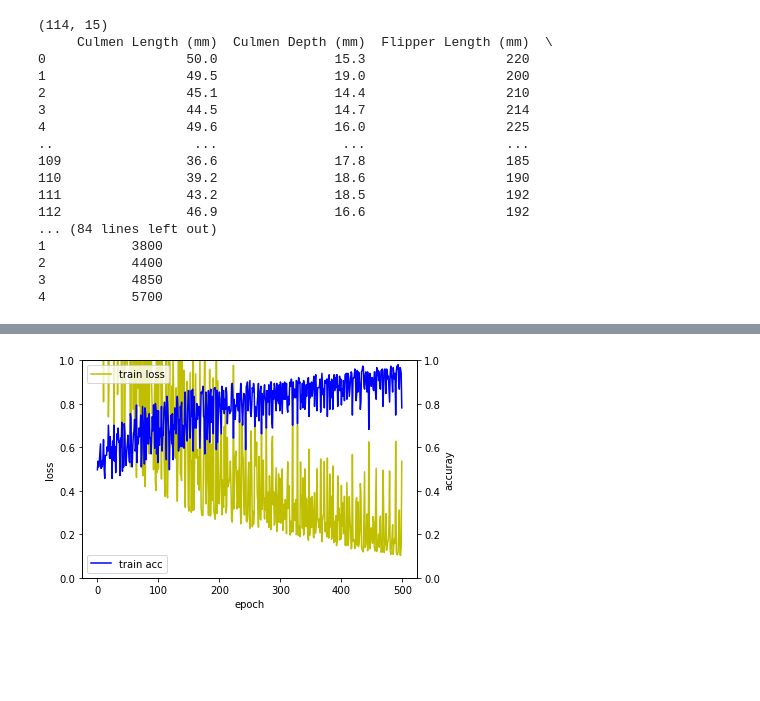
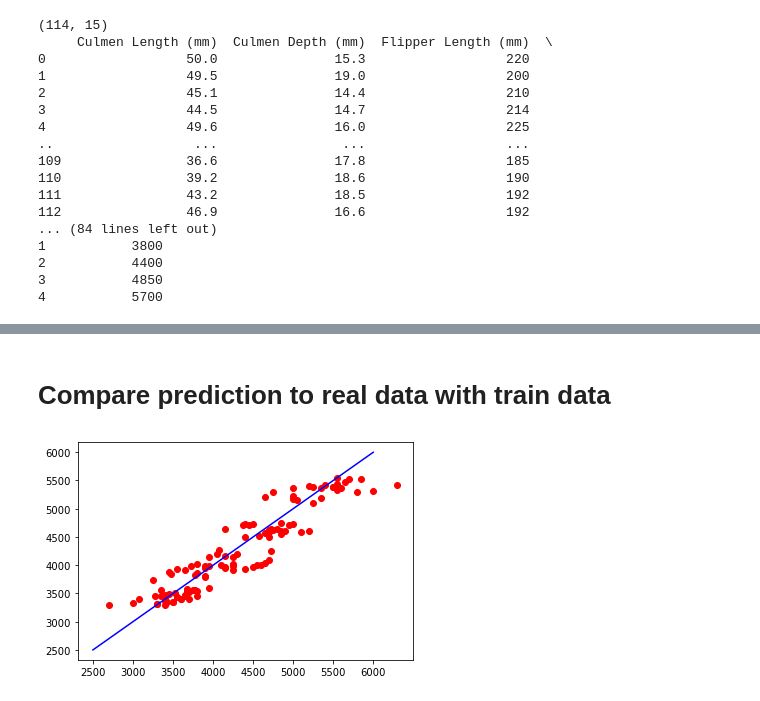
Before and after one commit to E-EE-E/MachineLearning-Study, a Jupyter notebook: Penguin_Weight/E_EE_E/main.ipynb, the cells around one changed output, grey strips where cells are left out. Cells and saved outputs as stored; diff of their text form; code cells hidden in the pictures; blank space fills up the shorter version.

```diff
--- a/Penguin_Weight/E_EE_E/main.ipynb
+++ b/Penguin_Weight/E_EE_E/main.ipynb
@@ -108,17 +108,16 @@ test data check
 def processing_missing_data(data, missing_col):
     temp = data.copy()
     for col, dtype in missing_col:
-        temp[temp['col'].isna()][col] = 'MALE'
-
-
-    for col, dtype in missing_col:
-        if dtype == 'O':
-            # 카테고리형 feature가 결측치인 경우 해당 행들을 삭제해 주었습니다.
-            temp = temp.dropna(subset=[col])
+        print(col)
+        print(temp[temp[col].isna()][col])
+        # Sex 결측치에 'MALE' 삽입
+        if col=='Sex':
+            temp.loc[:,col] = temp[col].fillna('MALE')
+        # Delta 15 N (o/oo), Delta 13 C (o/oo) 결측치에 평균값 삽입
         elif dtype == int or dtype == float:
-            # 수치형 feature가 결측치인 경우 평균값을 채워주었습니다.
             temp.loc[:,col] = temp[col].fillna(temp[col].mean())
+        #if(col=='Sex') temp[temp[col].isna()][col] = 'MALE'
+        #temp[temp['col'].isna()][col] = 'MALE'
     return temp
-
-data = processing_missing_data(train_data, missing_col)
+train_data = processing_missing_data(train_data, missing_col)
 # %% [output]
@@ -142,12 +155,12 @@ KeyError: 'col'
 # %% [markdown]
 # Label encoding to one-hot encoding
 # %%
-train_x = input_data.drop(['id', 'Body Mass (g)'], axis=1)
+train_x = train_data.drop(['id', 'Body Mass (g)'], axis=1)
 train_x = pd.get_dummies(train_x, columns= ['Species', 'Island', 'Clutch Completion', 'Sex'])
 print(train_x.shape)
 print(train_x)
 
-train_y = input_data[['Body Mass (g)']]
+train_y = train_data[['Body Mass (g)']]
 print(train_y.shape)
 print(train_y.head())
 # %% [output]
@@ -170,10 +183,10 @@ print(train_y.head())
 4           5700
 # %%
 model = Sequential()
-model.add(Dense(64, input_dim=train_x.shape[1], activation='relu'))
-model.add(Dense(64, activation='relu'))
-model.add(Dense(1, activation='sigmoid'))
+model.add(Dense(640, input_dim=train_x.shape[1], activation='tanh'))
+model.add(Dense(640))
+model.add(Dense(1))
 model.summary()
-model.compile(optimizer='rmsprop', loss='binary_crossentropy', metrics=['accuracy'])
-hist = model.fit(train_x, train_y, epochs=500, batch_size=64)
+model.compile(optimizer='Nadam', loss='mse', metrics=['mse'])
+hist = model.fit(train_x, train_y, epochs=1000, batch_size=128)
 # %% [output]
@@ -197,25 +210,12 @@ Epoch 500/500
-# %%
-%matplotlib inline
-import matplotlib.pyplot as plt
-fig, loss_ax = plt.subplots()
-
-acc_ax = loss_ax.twinx()
-
-loss_ax.set_ylim([0.0, 1.0])
-acc_ax.set_ylim([0.0, 1.0])
-
-loss_ax.plot(hist.history['loss'], 'y', label='train loss')
-acc_ax.plot(hist.history['accuracy'], 'b', label='train acc')
-
-loss_ax.set_xlabel('epoch')
-loss_ax.set_ylabel('loss')
-acc_ax.set_ylabel('accuray')
-
-loss_ax.legend(loc='upper left')
-acc_ax.legend(loc='lower left')
-
-plt.show()
-# %% [output]
-[figure, removed]
+# %% [markdown]
+# Compare prediction to real data with train data
+# %%
+%matplotlib inline
+import matplotlib.pyplot as plt
+plt.plot(train_y, model.predict(train_x), 'ro')
+plt.plot([2500, 6000], [2500, 6000], "b-")
+plt.show()
+# %% [output]
+[figure, added]
 # %%
 #모델 평가하기
```
Also changed, not shown: parts of 8 cells of this notebook, 1 other file.
